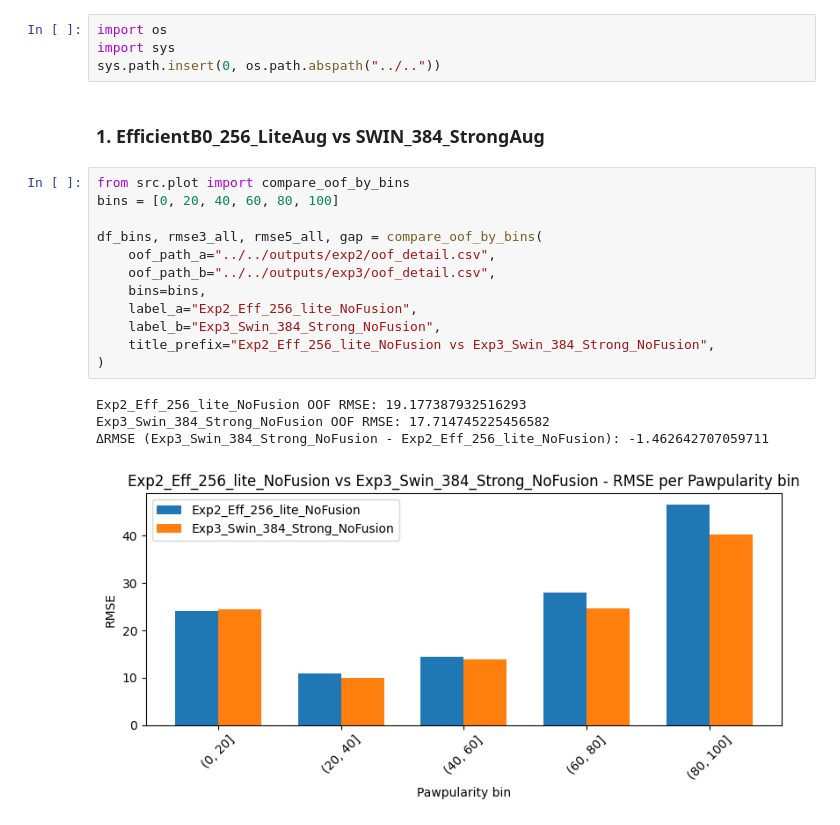
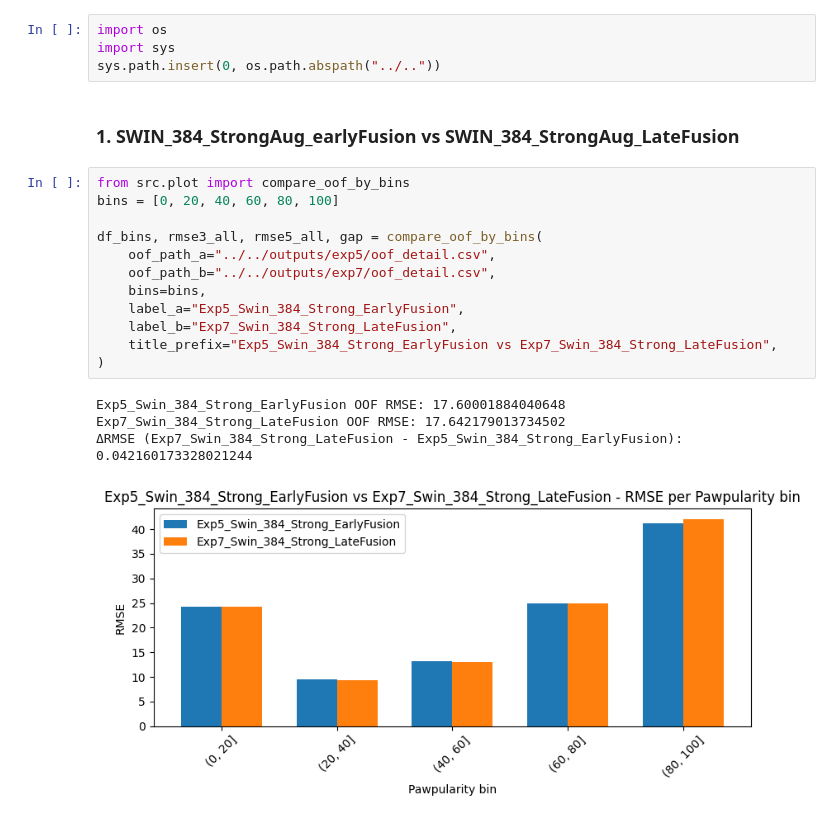
Before and after one commit to GhiasAli17/Petfinder-Pawpularity-Analysis, a Jupyter notebook: notebooks/stage_analysis_notebooks/stage4_EarlyVsLateFusion.ipynb, the cells around one changed output. Cells and saved outputs as stored; diff of their text form.

```diff
--- a/notebooks/stage_analysis_notebooks/stage4_EarlyVsLateFusion.ipynb
+++ b/notebooks/stage_analysis_notebooks/stage4_EarlyVsLateFusion.ipynb
@@ -8,24 +8,24 @@ import os
 import sys
 sys.path.insert(0, os.path.abspath("../.."))
 # %% [markdown]
-### 1. EfficientB0_256_LiteAug vs SWIN_384_StrongAug
+### 1. SWIN_384_StrongAug_earlyFusion vs SWIN_384_StrongAug_LateFusion
 # %%
 from src.plot import compare_oof_by_bins
 bins = [0, 20, 40, 60, 80, 100]
 
 df_bins, rmse3_all, rmse5_all, gap = compare_oof_by_bins(
-    oof_path_a="../../outputs/exp2/oof_detail.csv",
-    oof_path_b="../../outputs/exp3/oof_detail.csv",
+    oof_path_a="../../outputs/exp5/oof_detail.csv",
+    oof_path_b="../../outputs/exp7/oof_detail.csv",
     bins=bins,
-    label_a="Exp2_Eff_256_lite_NoFusion",
-    label_b="Exp3_Swin_384_Strong_NoFusion",
-    title_prefix="Exp2_Eff_256_lite_NoFusion vs Exp3_Swin_384_Strong_NoFusion",
+    label_a="Exp5_Swin_384_Strong_EarlyFusion",
+    label_b="Exp7_Swin_384_Strong_LateFusion",
+    title_prefix="Exp5_Swin_384_Strong_EarlyFusion vs Exp7_Swin_384_Strong_LateFusion",
 )
 # %% [output]
-Exp2_Eff_256_lite_NoFusion OOF RMSE: 19.177387932516293
-Exp3_Swin_384_Strong_NoFusion OOF RMSE: 17.714745225456582
-ΔRMSE (Exp3_Swin_384_Strong_NoFusion - Exp2_Eff_256_lite_NoFusion): -1.462642707059711
+Exp5_Swin_384_Strong_EarlyFusion OOF RMSE: 17.60001884040648
+Exp7_Swin_384_Strong_LateFusion OOF RMSE: 17.642179013734502
+ΔRMSE (Exp7_Swin_384_Strong_LateFusion - Exp5_Swin_384_Strong_EarlyFusion): 0.042160173328021244
-[figure, old version]
+[figure, new version]
 # %%
 df_bins.head()
 # %% [output]
```
Also changed, not shown: parts of 5 cells of this notebook, 6 other files.
